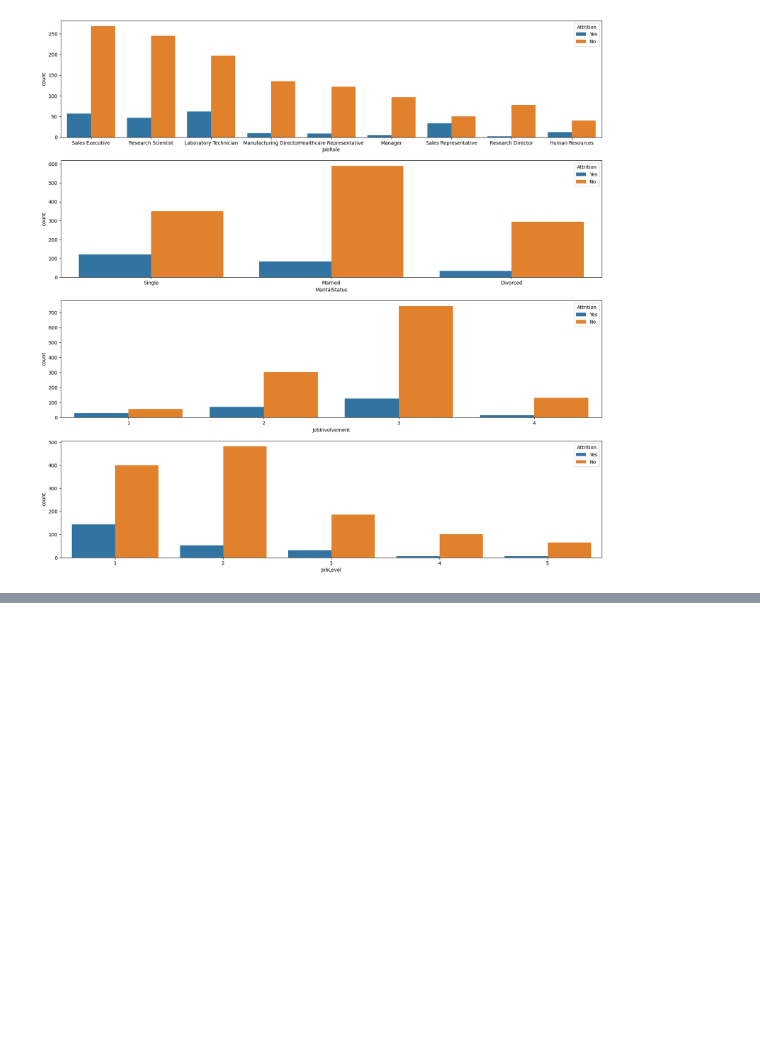
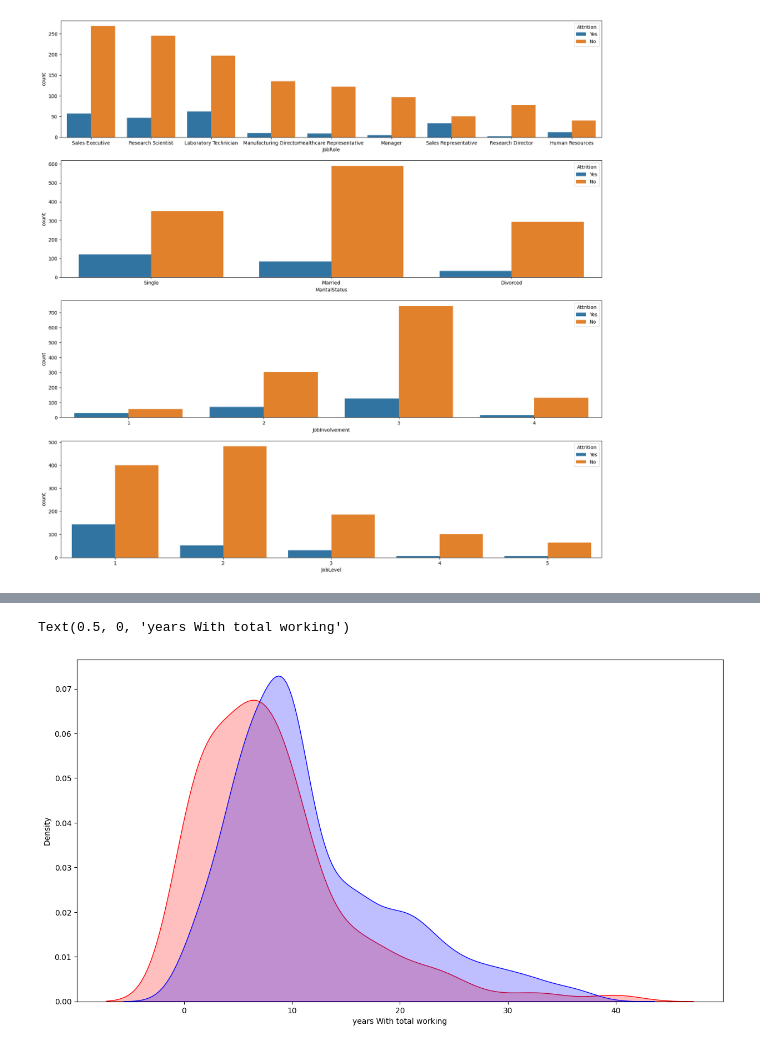
Before and after one commit to Niervash/HR_Departement, a Jupyter notebook: Human-Resourcce-analysis.ipynb, the cells around one changed output, grey strips where cells are left out. Saved outputs shown, nothing was run; the diff lists cells and outputs as text; code cells hidden in the pictures; blank space fills up the shorter version.

```diff
--- a/Human-Resourcce-analysis.ipynb
+++ b/Human-Resourcce-analysis.ipynb
@@ -334,0 +366,10 @@ sns.countplot( x= 'JobLevel', hue='Attrition', data=DATA_FRAME_CPY)
+# %%
+plt.figure(figsize=(15,8))
+
+sns.kdeplot(left_df['TotalWorkingYears'],  label = 'Employee who left',fill=True , color= "r")
+sns.kdeplot(stayed_df['TotalWorkingYears'],  label = 'Employee who stayed',fill=True , color= "b")
+
+plt.xlabel('years With total working')
+# %% [output]
+Text(0.5, 0, 'years With total working')
+[figure, added]
```
Also changed, not shown: parts of 71 cells of this notebook, 2 other files.
